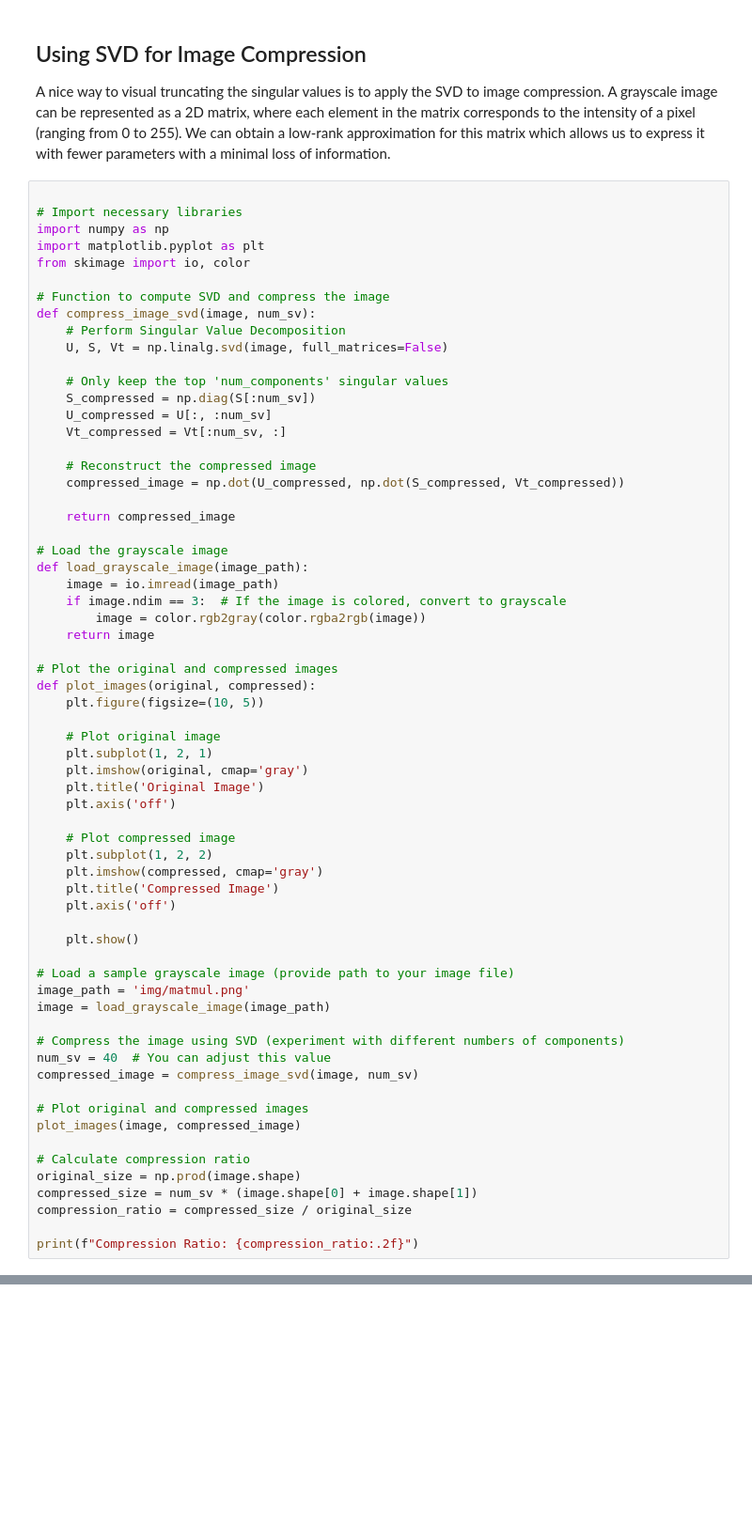
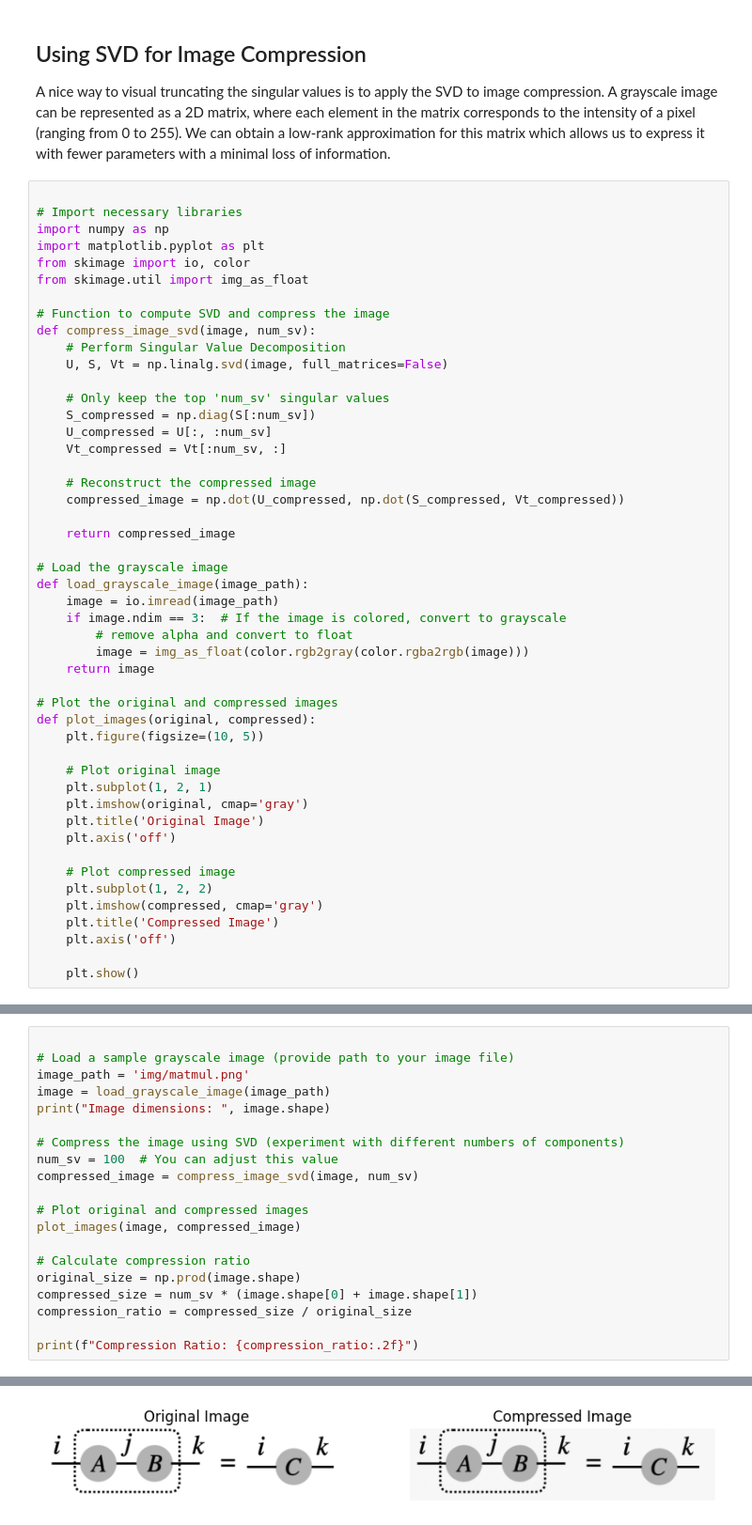
Before and after one commit to angusdunnett/epita_quantum, a Jupyter notebook: notebooks/4_svd.ipynb, the cells around one changed output, grey strips where cells are left out. Shown at 94% size. Cells and saved outputs as stored; diff of their text form; blank space fills up the shorter version.

Commit message:
convert image to float

```diff
--- a/notebooks/4_svd.ipynb
+++ b/notebooks/4_svd.ipynb
@@ -205,13 +211,14 @@ A nice way to visual truncating the singular values is to apply the SVD to image
 import numpy as np
 import matplotlib.pyplot as plt
 from skimage import io, color
+from skimage.util import img_as_float
 
 # Function to compute SVD and compress the image
 def compress_image_svd(image, num_sv):
     # Perform Singular Value Decomposition
     U, S, Vt = np.linalg.svd(image, full_matrices=False)
 
-    # Only keep the top 'num_components' singular values
+    # Only keep the top 'num_sv' singular values
     S_compressed = np.diag(S[:num_sv])
     U_compressed = U[:, :num_sv]
     Vt_compressed = Vt[:num_sv, :]
@@ -225,7 +232,8 @@ def compress_image_svd(image, num_sv):
 def load_grayscale_image(image_path):
     image = io.imread(image_path)
     if image.ndim == 3:  # If the image is colored, convert to grayscale
-        image = color.rgb2gray(color.rgba2rgb(image))
+        # remove alpha and convert to float
+        image = img_as_float(color.rgb2gray(color.rgba2rgb(image)))
     return image
 
 # Plot the original and compressed images
@@ -245,21 +253,3 @@ def plot_images(original, compressed):
     plt.axis('off')
 
     plt.show()
-
-# Load a sample grayscale image (provide path to your image file)
-image_path = 'img/matmul.png'
-image = load_grayscale_image(image_path)
-
-# Compress the image using SVD (experiment with different numbers of components)
-num_sv = 40  # You can adjust this value
-compressed_image = compress_image_svd(image, num_sv)
-
-# Plot original and compressed images
-plot_images(image, compressed_image)
-
-# Calculate compression ratio
-original_size = np.prod(image.shape)
-compressed_size = num_sv * (image.shape[0] + image.shape[1])
-compression_ratio = compressed_size / original_size
-
-print(f"Compression Ratio: {compression_ratio:.2f}")
@@ -268,0 +256,21 @@ Compression Ratio: 0.39
+# %%
+
+# Load a sample grayscale image (provide path to your image file)
+image_path = 'img/matmul.png'
+image = load_grayscale_image(image_path)
+print("Image dimensions: ", image.shape)
+
+# Compress the image using SVD (experiment with different numbers of components)
+num_sv = 100  # You can adjust this value
+compressed_image = compress_image_svd(image, num_sv)
+
+# Plot original and compressed images
+plot_images(image, compressed_image)
+
+# Calculate compression ratio
+original_size = np.prod(image.shape)
+compressed_size = num_sv * (image.shape[0] + image.shape[1])
+compression_ratio = compressed_size / original_size
+
+print(f"Compression Ratio: {compression_ratio:.2f}")
+# %% [output]
@@ -268,0 +278 @@ Compression Ratio: 0.39
+[figure, added]
```
Also changed, not shown: parts of 9 cells of this notebook.
